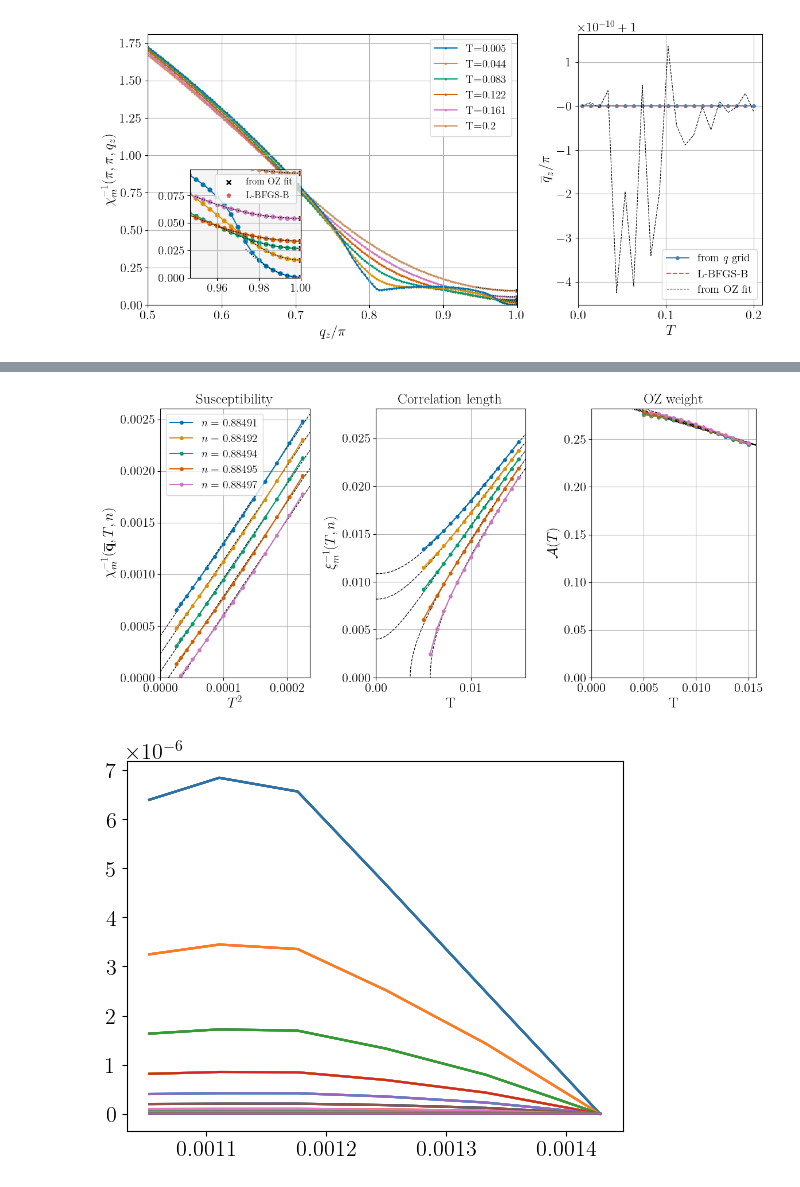
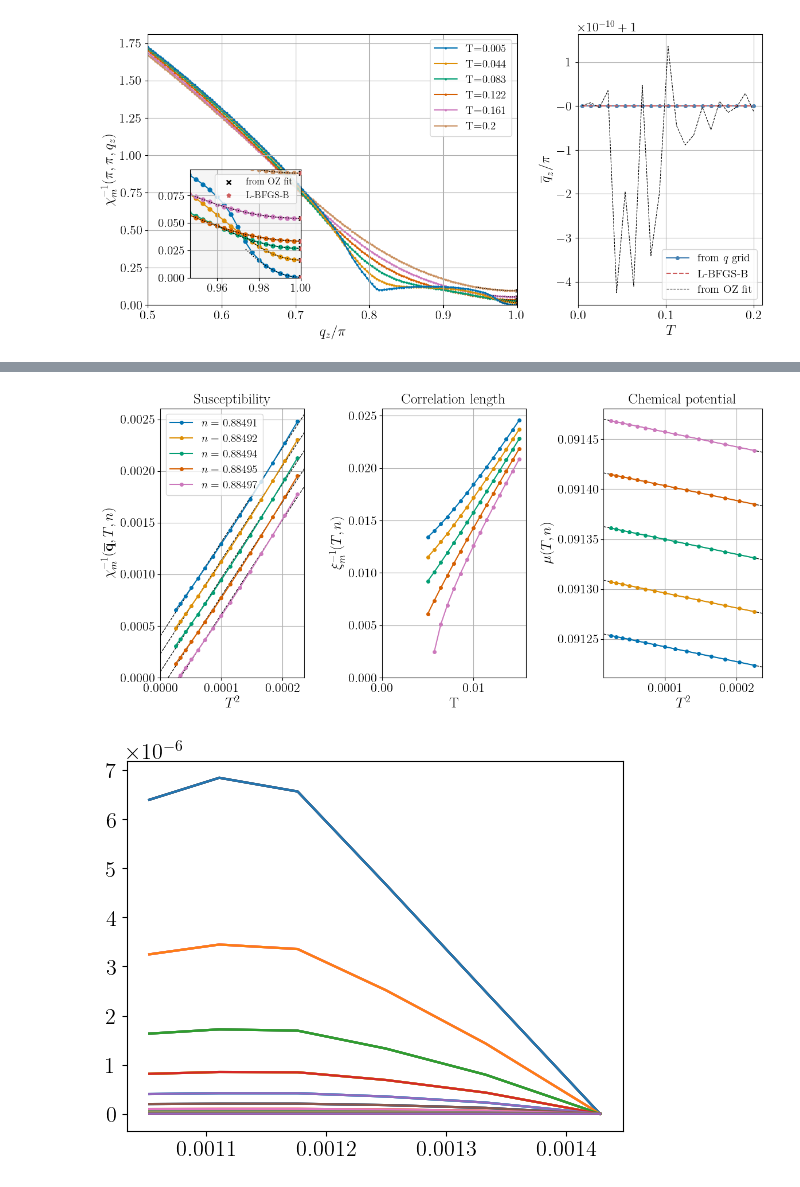
Before and after one commit to cctort/quantum_criticality, a Jupyter notebook: chi_rpa.ipynb, the cells around one changed output, grey strips where cells are left out. Cells and saved outputs as stored; diff of their text form; code cells hidden in the pictures.

```diff
--- a/chi_rpa.ipynb
+++ b/chi_rpa.ipynb
@@ -306,15 +306,15 @@ plt.show()
 # %%
 U = 3
 tp = 0.2
 
 data = {}
 with HDFArchive(f"data/scaling/G0tp{tp:.5g}U{U:.5g}.h5", "r") as ar:
     data = {k: ar[k] for k in ar}
 
-plot_scaling(data, x_exp=(2, 1, 1.), fit=True, right='OZ')
+plot_scaling(data, x_exp=(2, 1, 2.), fit=True, right='mu')
 plt.show()
 # %% [output]
-[figure, old version]
+[figure, new version]
 # %%
 U = 3
 tp = 0.2
```
Also changed, not shown: parts of 9 cells of this notebook, 10 other files.
